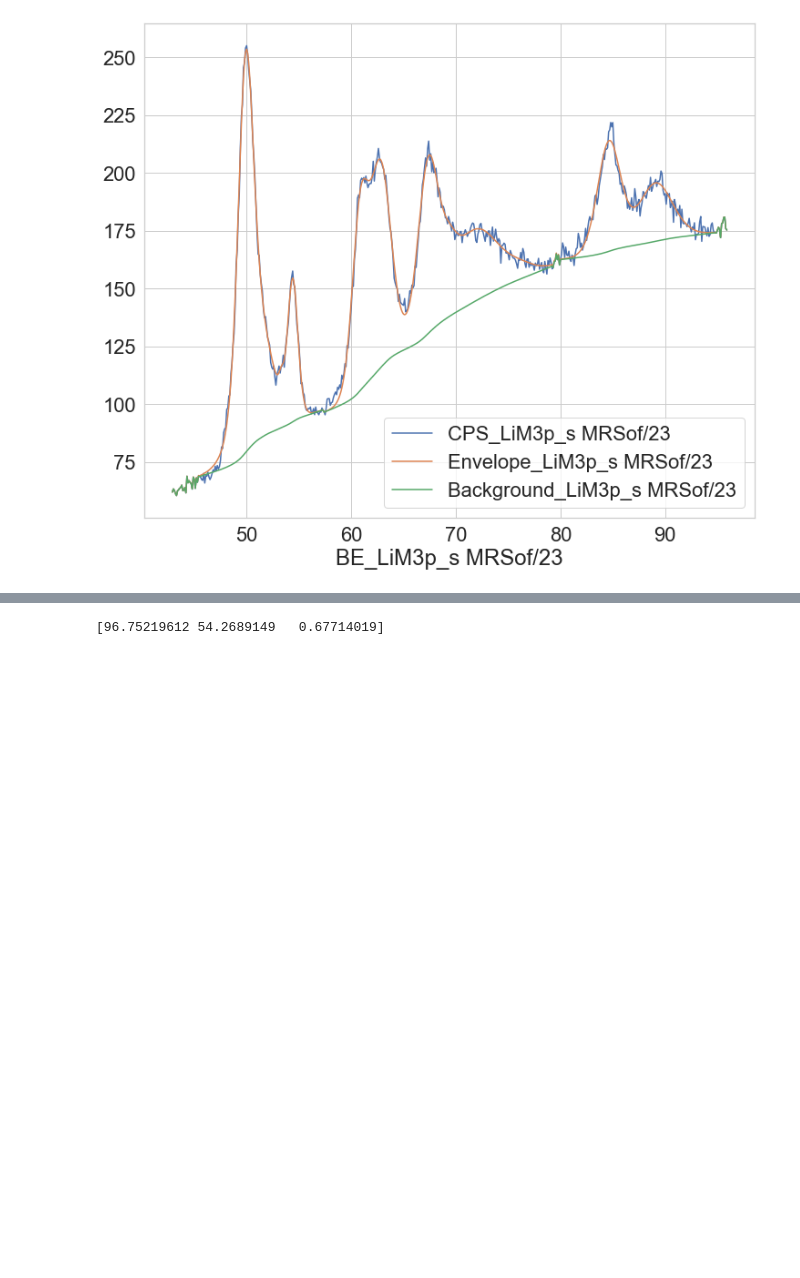
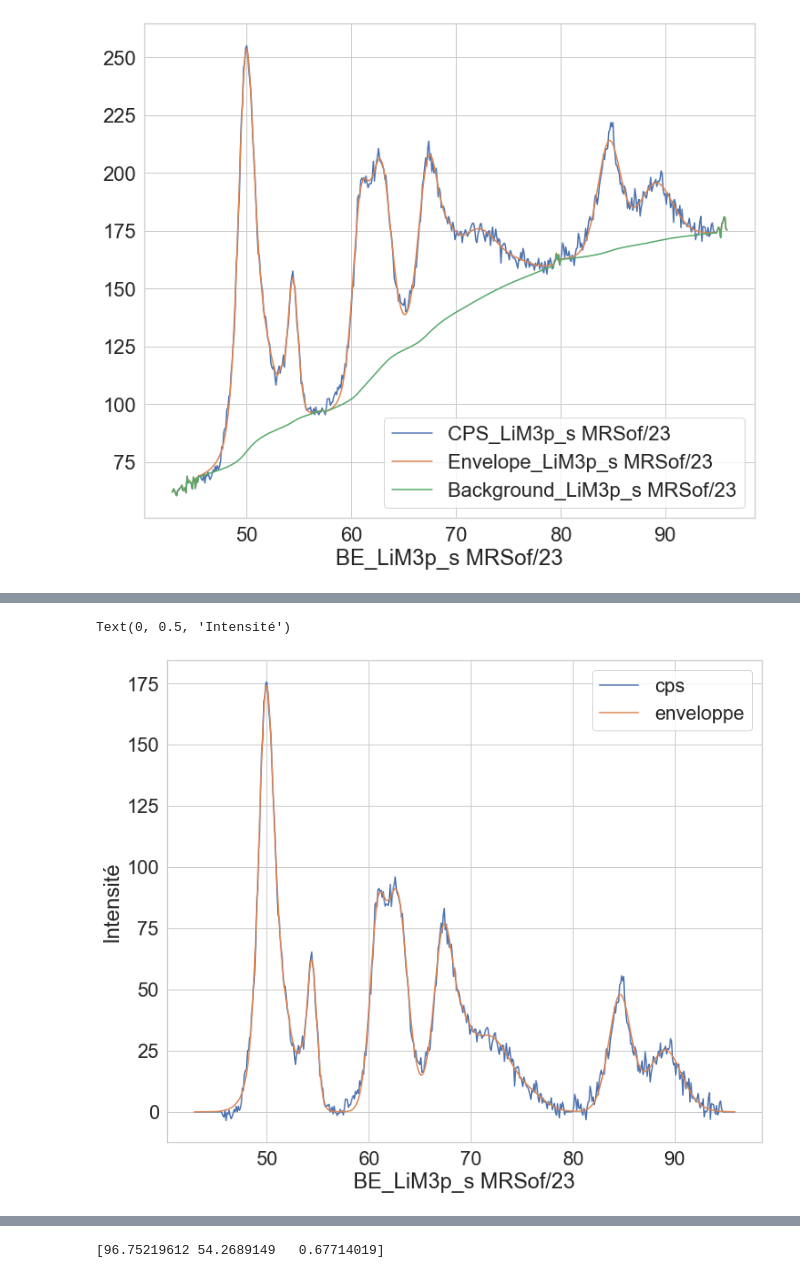
Before and after one commit to mblanchet002/PythonCMI, a Jupyter notebook: Projet_XPS.ipynb, the cells around one changed output, grey strips where cells are left out. Cells and saved outputs as stored; diff of their text form; code cells hidden in the pictures; blank space fills up the shorter version.

```diff
--- a/Projet_XPS.ipynb
+++ b/Projet_XPS.ipynb
@@ -56,8 +73,7 @@ ddf
 | 42.9 | 1443.79 | 61.90 | 61.90 | 61.9016 | ... |
 531 rows × 16 columns
 # %%
-import matplotlib.pyplot as plt
-plt.rcParams["font.size"] = 10
+#plt.rcParams["font.size"] = 10
 # %%
 (ddf.iloc[:,[1,-1,-2]]).plot(figsize=(12, 10), legend=True
         )
@@ -73,5 +88,7 @@ plt.rcParams["font.size"] = 10
 # %%
 data= pd.DataFrame()
 CPS=(ddf["CPS_LiM3p_s MRSof/23"]- ddf["Background_LiM3p_s MRSof/23"])
+ENV=(ddf["Envelope_LiM3p_s MRSof/23"]- ddf["Background_LiM3p_s MRSof/23"])
 data["cps"]=CPS
+data["enveloppe"]=ENV
 data["be"]=data.index
@@ -77,0 +112,6 @@ data["be"]=data.index
+# %%
+(data.iloc[:,[0,1]]).plot(figsize=(12, 10), legend=True)
+plt.ylabel("Intensité")
+# %% [output]
+Text(0, 0.5, 'Intensité')
+[figure, added]
```
Also changed, not shown: parts of 59 cells of this notebook.
